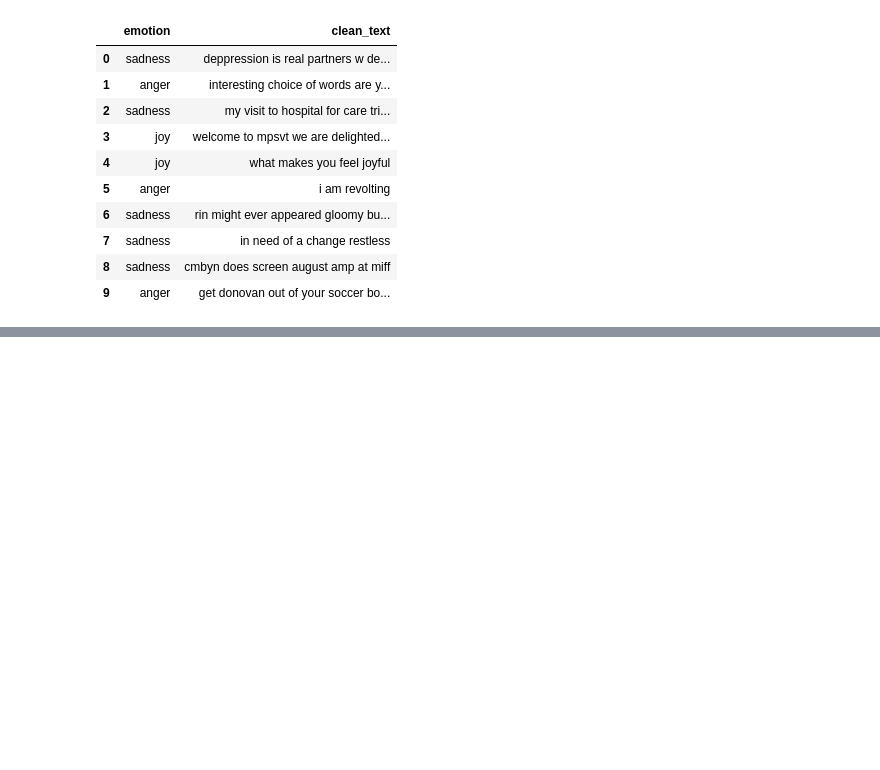
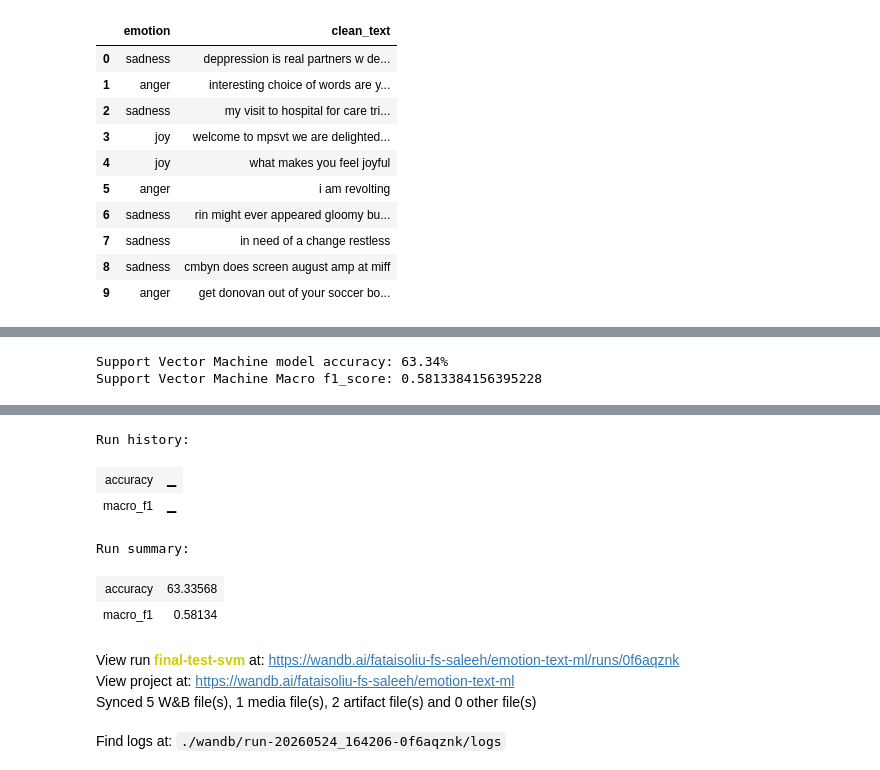
Before and after one commit to Fatai-soliu/emotion-text-ml, a Jupyter notebook: notebooks/data_modelling.ipynb, the cells around one changed output, grey strips where cells are left out. Cells and saved outputs as stored; diff of their text form; code cells hidden in the pictures; blank space fills up the shorter version.

Commit message:
Evaluated the final model, log result, saved pipeline

```diff
--- a/notebooks/data_modelling.ipynb
+++ b/notebooks/data_modelling.ipynb
@@ -541,10 +561,10 @@ View run at https://wandb.ai/fataisoliu-fs-saleeh/emotion-text-ml/runs/amy4nl6c
 # %%
 # Train Linear SVM
 
-svm = SVC(kernel="linear", C=1, class_weight='balanced')
-svm.fit(X_train_tfidf_bigram_tuned, y_train_enc)
+svm_bigram = SVC(kernel="linear", C=1, class_weight='balanced')
+svm_bigram.fit(X_train_tfidf_bigram_tuned, y_train_enc)
 
-y_pred_svm_bigram_tuned = svm.predict(X_val_tfidf_bigram_tuned)
+y_pred_svm_bigram_tuned = svm_bigram.predict(X_val_tfidf_bigram_tuned)
 
 accuracy_svm_bigram_tuned = metrics.accuracy_score(y_val_enc, y_pred_svm_bigram_tuned) * 100
 macro_f1_svm_bigram_tuned = metrics.f1_score(y_val_enc, y_pred_svm_bigram_tuned, average= 'macro')
@@ -659,3 +679,14 @@ cleaned_test_df.head(10)
 | 7 | sadness | in need of a change restless |
 | 8 | sadness | cmbyn does screen august amp at miff |
 | 9 | anger | get donovan out of your soccer bo... |
+# %%
+## Define X & y
+
+X_test = cleaned_test_df['clean_text']
+y_test = cleaned_test_df['emotion']
+
+##Encode y_test
+y_test_enc = le.transform(y_test)
+
+## Convert text into numeric using tf-idf
+X_test_tfidf = vectorizier.transform(X_test)
@@ -661,0 +719,32 @@ cleaned_test_df.head(10)
+# %%
+# Evaluate selected model on Test data
+
+y_test_pred = svm.predict(X_test_tfidf)
+
+final_accuracy_svm = metrics.accuracy_score(y_test_enc, y_test_pred) * 100
+final_macro_f1_svm = metrics.f1_score(y_test_enc, y_test_pred, average= 'macro')
+
+print(f"Support Vector Machine model accuracy: {final_accuracy_svm:.2f}%")
+print(f"Support Vector Machine Macro f1_score: {final_macro_f1_svm}")
+
+
+## Log results
+
+wandb.log({
+    "accuracy": final_accuracy_svm,
+    "macro_f1": final_macro_f1_svm
+})
+
+wandb.log({
+    "confusion_matrix": wandb.plot.confusion_matrix(
+        probs=None,
+        y_true=y_test_enc,
+        preds=y_test_pred,
+        class_names=le.classes_
+    )
+})
+
+wandb.finish()
+# %% [output]
+Support Vector Machine model accuracy: 63.34%
+Support Vector Machine Macro f1_score: 0.5813384156395228
@@ -661,0 +752,10 @@ cleaned_test_df.head(10)
+Run history:
+| accuracy | ▁ |
+| macro_f1 | ▁ |
+Run summary:
+| accuracy | 63.33568 |
+| macro_f1 | 0.58134 |
+View run final-test-svm at: https://wandb.ai/fataisoliu-fs-saleeh/emotion-text-ml/runs/0f6aqznk
+View project at: https://wandb.ai/fataisoliu-fs-saleeh/emotion-text-ml
+Synced 5 W&B file(s), 1 media file(s), 2 artifact file(s) and 0 other file(s)
+Find logs at: ./wandb/run-20260524_164206-0f6aqznk/logs
```
Also changed, not shown: parts of 17 cells of this notebook, 3 other files.
